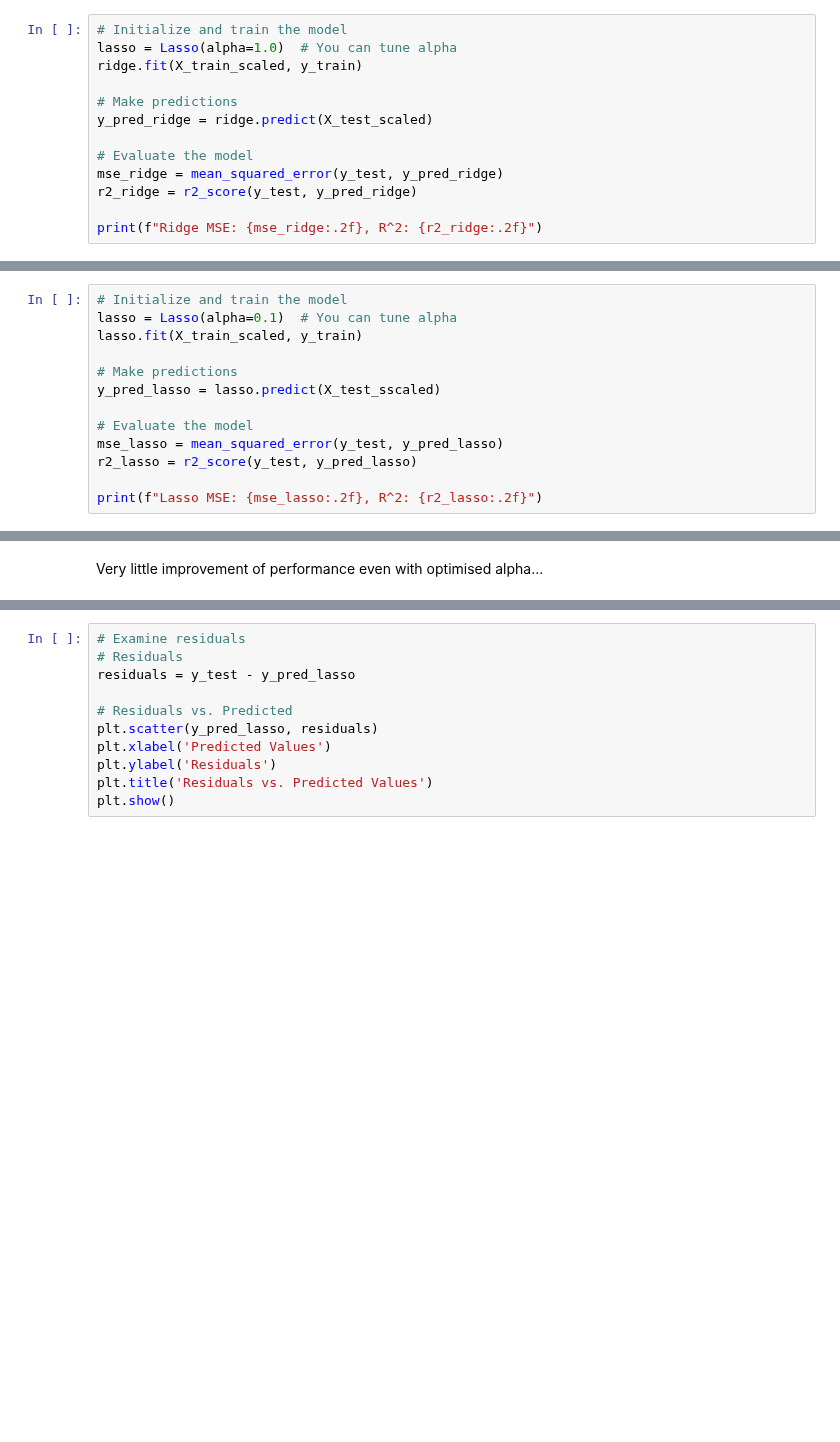
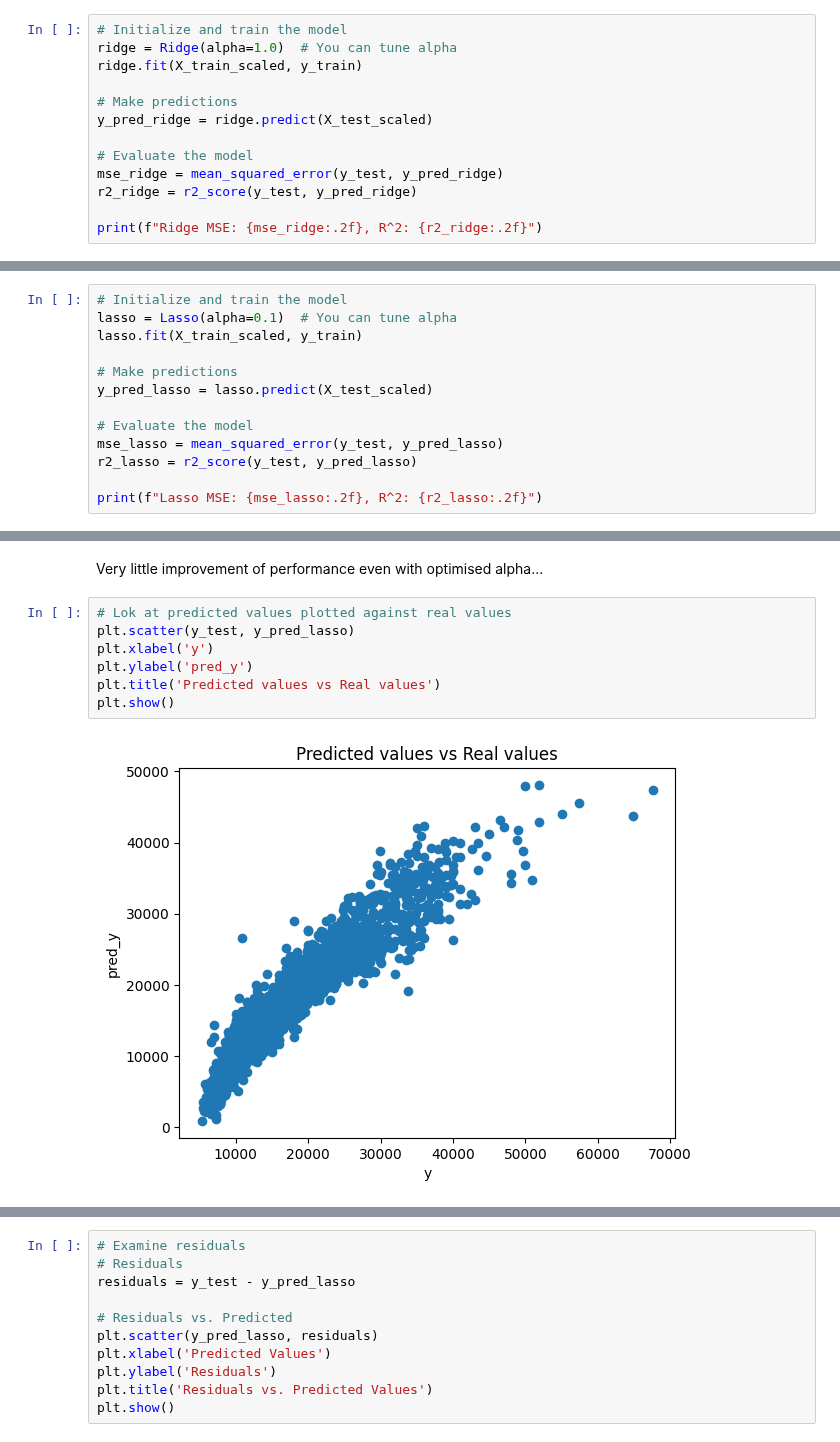
Before and after one commit to balintstewart77/magnimind-assignments, a Jupyter notebook: Auto_scout/auto_scout_part5_estimators.ipynb, the cells around one changed output, grey strips where cells are left out. Cells and saved outputs as stored; diff of their text form; blank space fills up the shorter version.

```diff
--- a/Auto_scout/auto_scout_part5_estimators.ipynb
+++ b/Auto_scout/auto_scout_part5_estimators.ipynb
@@ -74,6 +74,6 @@ OLS MSE: 5559807.55, R^2: 0.89
 # %%
 # Initialize and train the model
-lasso = Lasso(alpha=1.0)  # You can tune alpha
+ridge = Ridge(alpha=1.0)  # You can tune alpha
 ridge.fit(X_train_scaled, y_train)
 
 # Make predictions
@@ -94,7 +94,7 @@ lasso = Lasso(alpha=0.1)  # You can tune alpha
 lasso.fit(X_train_scaled, y_train)
 
 # Make predictions
-y_pred_lasso = lasso.predict(X_test_sscaled)
+y_pred_lasso = lasso.predict(X_test_scaled)
 
 # Evaluate the model
 mse_lasso = mean_squared_error(y_test, y_pred_lasso)
@@ -245,3 +245,12 @@ X_train_reduced.shape # Most of the features have non-zero Lasso coefficients
 (11935, 153)
 # %% [markdown]
 Very little improvement of performance even with optimised alpha...
+# %%
+# Lok at predicted values plotted against real values
+plt.scatter(y_test, y_pred_lasso)
+plt.xlabel('y')
+plt.ylabel('pred_y')
+plt.title('Predicted values vs Real values')
+plt.show()
+# %% [output]
+[figure, added]
```
Also changed, not shown: parts of 8 cells of this notebook.
